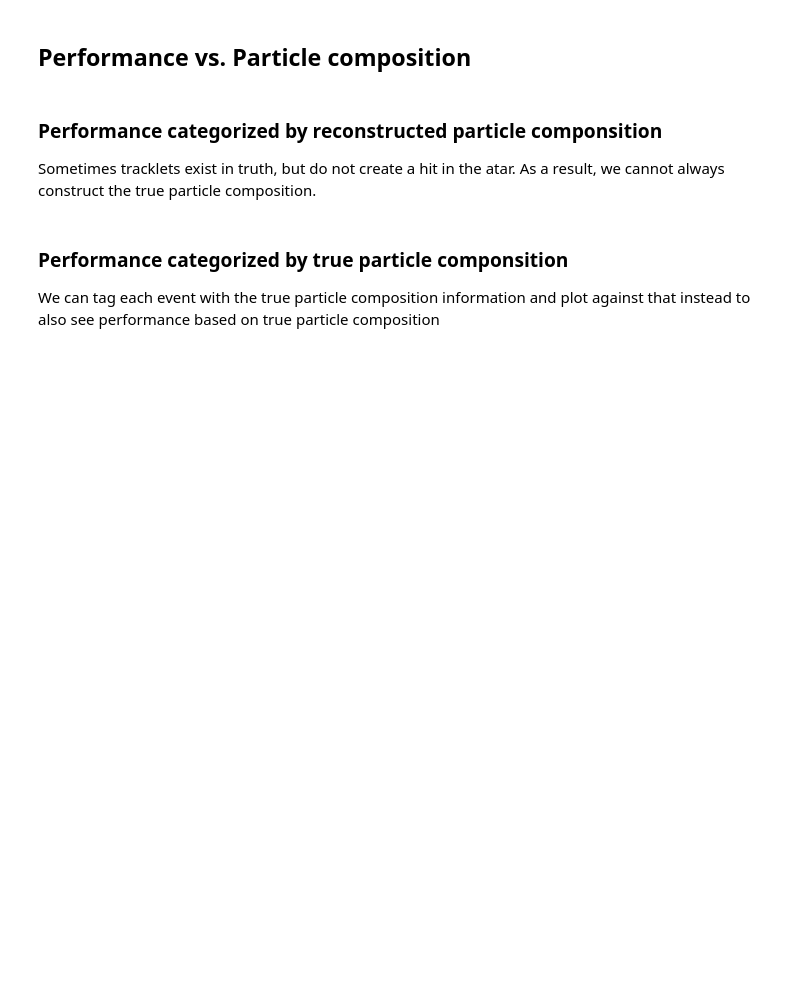
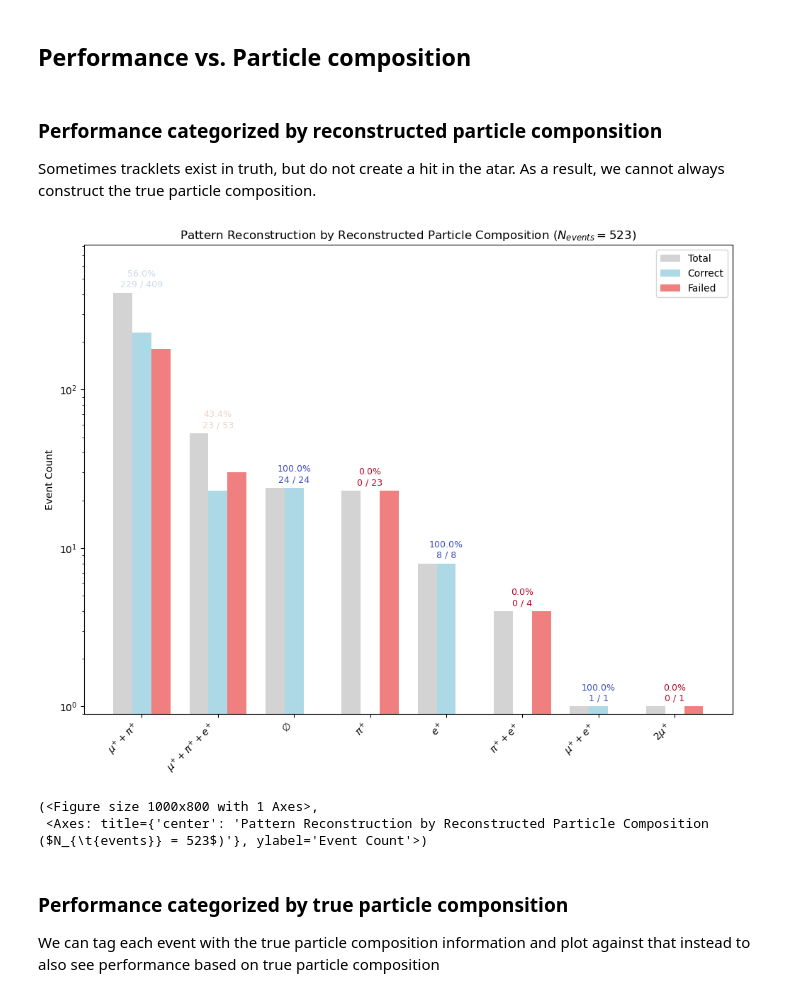
Before and after one commit to jaca230/pattern_finding_playground, a Jupyter notebook: notebooks/examples.ipynb, the cells around one changed output. Cells and saved outputs as stored; diff of their text form; code cells hidden in the pictures; blank space fills up the shorter version.

```diff
--- a/notebooks/examples.ipynb
+++ b/notebooks/examples.ipynb
@@ -195,39 +220,8 @@ print(f"Current stage: {pipeline.get_current_stage()}")
 # %% [markdown]
 ## Make cuts on the data set
 # %%
-# Number of events to process (set to None or a large number to process all events)
+# Number of events to scan for selection (None means all entries).
 MAX_EVENTS = None
-N_EVENTS = reco_data.entries if MAX_EVENTS is None else min(MAX_EVENTS, reco_data.entries)
 
-# Use the loaded RNTuple event collections directly. The current smoke dataset
-# does not use the old trigger helper, so rely on the fiducial ATAR cut below.
-use_pitar = False
-use_in_fid_vol = True
-
-nentries = reco_data.entries
-all_events = []  # Store event IDs of all events that pass the initial cuts
-
-for iEntry in tqdm(range(min(nentries, N_EVENTS)), desc="Processing Events"):
-
-    patternFailed = False
-    reco_event = reco_data.get_event(iEntry)
-
-    # SELECTIONS
-    pitar = False
-
-    if (not pitar) and use_pitar:
-        continue
-
-    in_fid_vol = True
-    for tracklet in reco_event.tracklets:
-        for hit in tracklet.hits:
-            vname = geoHelper.GetVolumeName(hit.GetVID()).Data()
-            if 'atar' in vname:
-                side = vname[11]
-                if (side == "f" and abs(geoHelper.GetX(hit.GetVID())) > 8) or (side == "b" and abs(geoHelper.GetY(hit.GetVID())) > 8):
-                    in_fid_vol = False
-
-    if (not in_fid_vol) and use_in_fid_vol:
-        continue
-
-    all_events.append(iEntry)
+all_events = reco_data.selected_entries(max_entries=MAX_EVENTS, progress=tqdm)
+print(f"Selected {len(all_events)} / {reco_data.entries} entries")
@@ -234,13 +230,9 @@ for iEntry in tqdm(range(min(nentries, N_EVENTS)), desc="Processing Events"):
 # %% [markdown]
 ## Run Reconstruction on Events
 # %%
-# Create and register pipeline once outside the loop
 pipeline = Pipeline()
-
 pipeline.register_stage(EventInputStage())
 pipeline.register_stage(EventInitStage())
-# NOTE: The truth tree is optional, if not provided the patterns already present in the reco tree will be considered "truth"
-# However these are based on the reco tracklets, so some cases you may want a seperate file with truth tracklets --> truth patterns
 pipeline.register_stage(TrackletStage(KnownPatternsTrackletFormer()))
 pipeline.register_stage(VertexStage(KnownPatternsVertexFormer()))
 pipeline.register_stage(PatternStage(KnownPatternsPatternFormer()))
@@ -261,7 +253,7 @@ reconstructed_events = np.empty(len(events_to_process), dtype=object)
 # Run reconstruction loop
 with tqdm(total=len(events_to_process), desc="Reconstructing events") as pbar:
     for i, event_index in enumerate(events_to_process):
-        input_context = InputContext(reco_data, geoHelper, event_index, truth_data=truth_data)
+        input_context = InputContext(reco_data, event_index, truth_data=truth_data)
         pipeline.run(input_context)
         reconstructed_events[i] = pipeline.get_event()  # deepcopy of event
         pbar.update(1)
@@ -273,8 +265,12 @@ with tqdm(total=len(events_to_process), desc="Reconstructing events") as pbar:
 ### Performance categorized by reconstructed particle componsition
 Sometimes tracklets exist in truth, but do not create a hit in the atar. As a result, we cannot always construct the true particle composition.
 # %%
-title = f"Pattern Reconstruction by Reconstructed Particle Composition ($N_{{\text{{events}}}} = {len(reconstructed_events)}$)"
+title = f"Pattern Reconstruction by Reconstructed Particle Composition ($N_{{\t{{events}}}} = {len(reconstructed_events)}$)"
 PatternClassificationFigure(particle_source="pattern_reco", title=title).draw(reconstructed_events)
+# %% [output]
+[figure, added]
+(<Figure size 1000x800 with 1 Axes>,
+ <Axes: title={'center': 'Pattern Reconstruction by Reconstructed Particle Composition ($N_{\t{events}} = 523$)'}, ylabel='Event Count'>)
 # %% [markdown]
 ### Performance categorized by true particle componsition
 We can tag each event with the true particle composition information and plot against that instead to also see performance based on true particle composition
```
Also changed, not shown: parts of 14 cells of this notebook, 28 other files.
